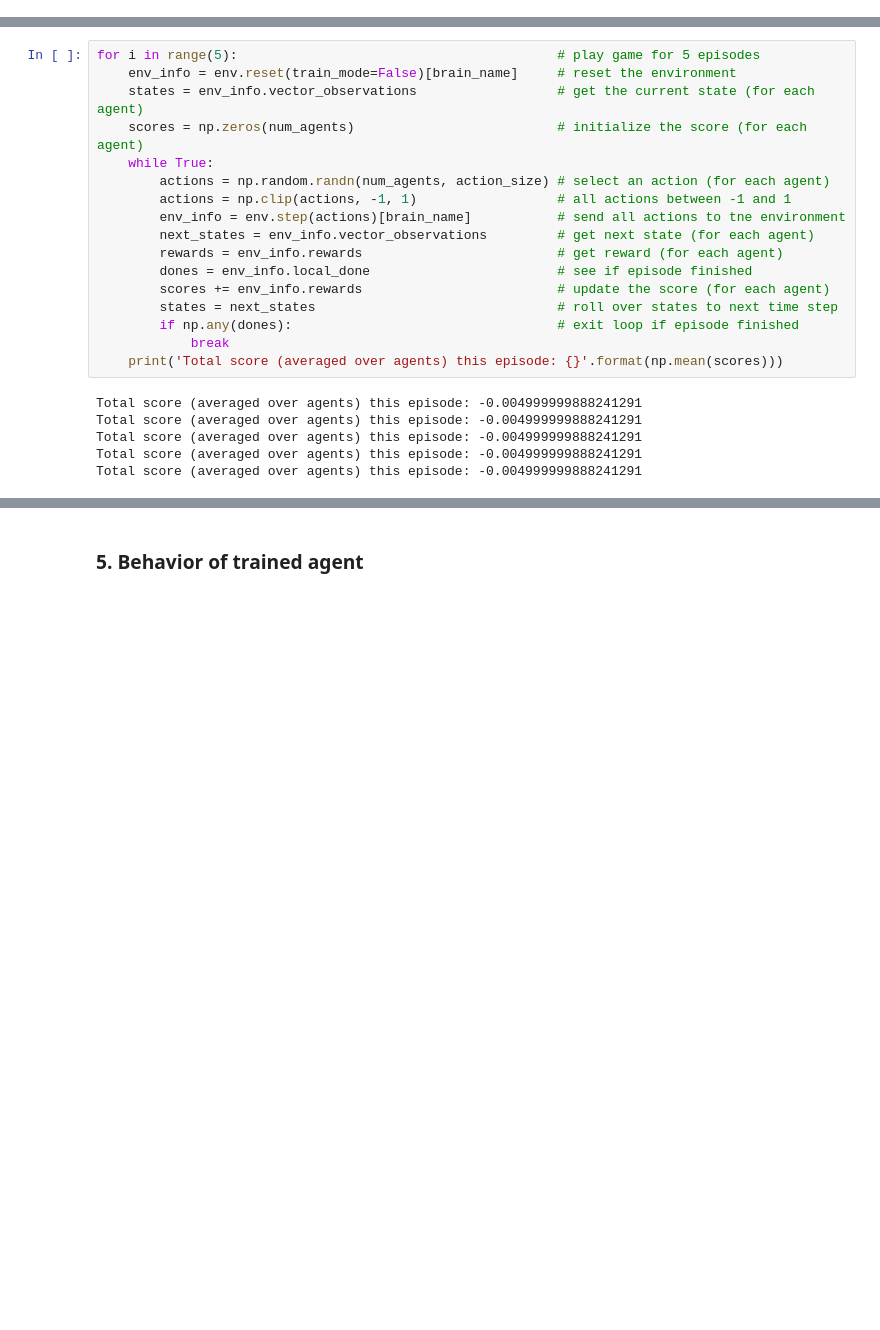
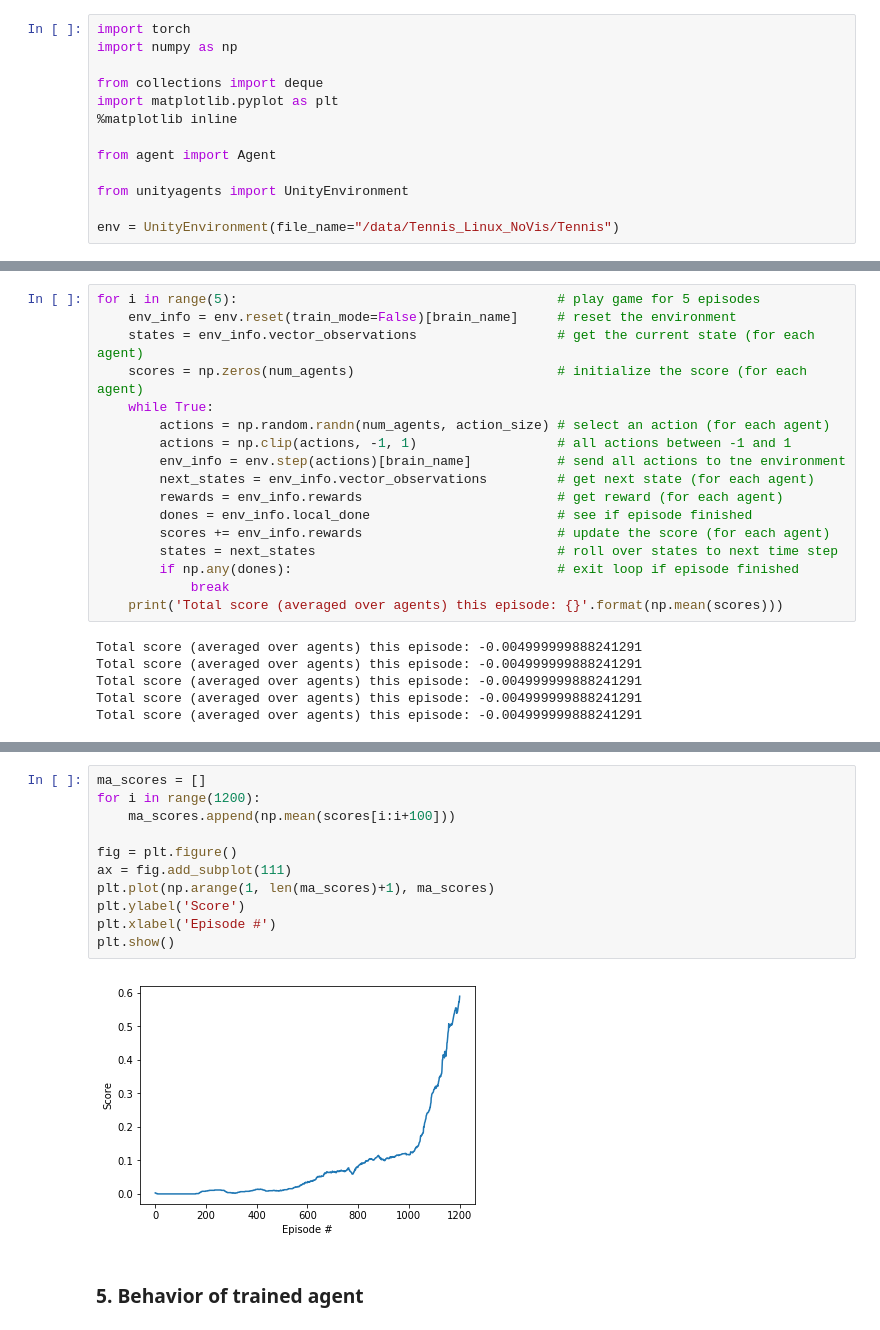
Before and after one commit to MauricioTrejo/CollaborationCompetition, a Jupyter notebook: Report.ipynb, the cells around one changed output, grey strips where cells are left out. Drawn from its saved outputs; the diff is of its cells as text; blank space fills up the shorter version.

```diff
--- a/Report.ipynb
+++ b/Report.ipynb
@@ -48,0 +30,13 @@ Unity brain name: TennisBrain
+# %%
+import torch
+import numpy as np
+
+from collections import deque
+import matplotlib.pyplot as plt
+%matplotlib inline
+
+from agent import Agent
+
+from unityagents import UnityEnvironment
+
+env = UnityEnvironment(file_name="/data/Tennis_Linux_NoVis/Tennis")
@@ -111,2 +183,15 @@ Total score (averaged over agents) this episode: -0.004999999888241291
+# %%
+ma_scores = []
+for i in range(1200):
+    ma_scores.append(np.mean(scores[i:i+100]))
+
+fig = plt.figure()
+ax = fig.add_subplot(111)
+plt.plot(np.arange(1, len(ma_scores)+1), ma_scores)
+plt.ylabel('Score')
+plt.xlabel('Episode #')
+plt.show()
+# %% [output]
+[figure, added]
 # %% [markdown]
 ### 5. Behavior of trained agent
```
Also changed, not shown: parts of 9 cells of this notebook.
